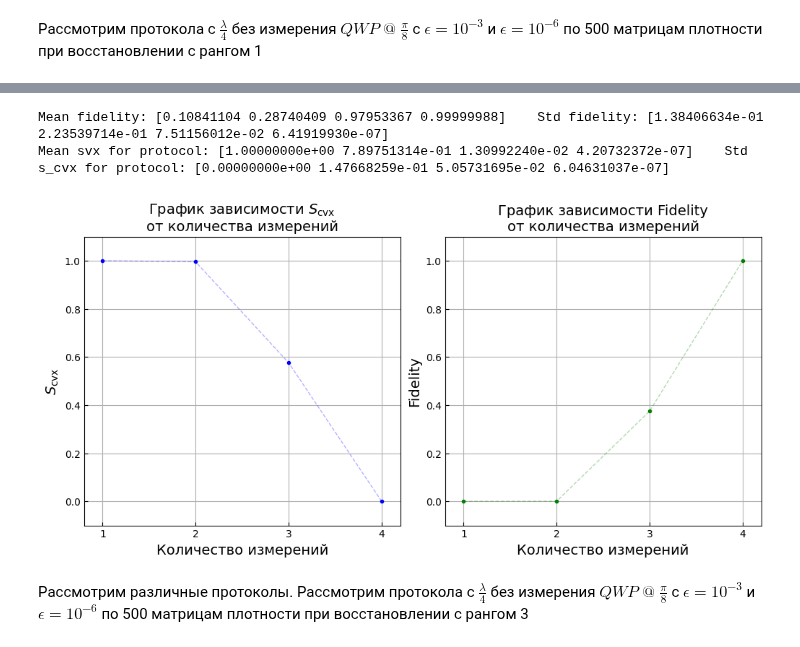
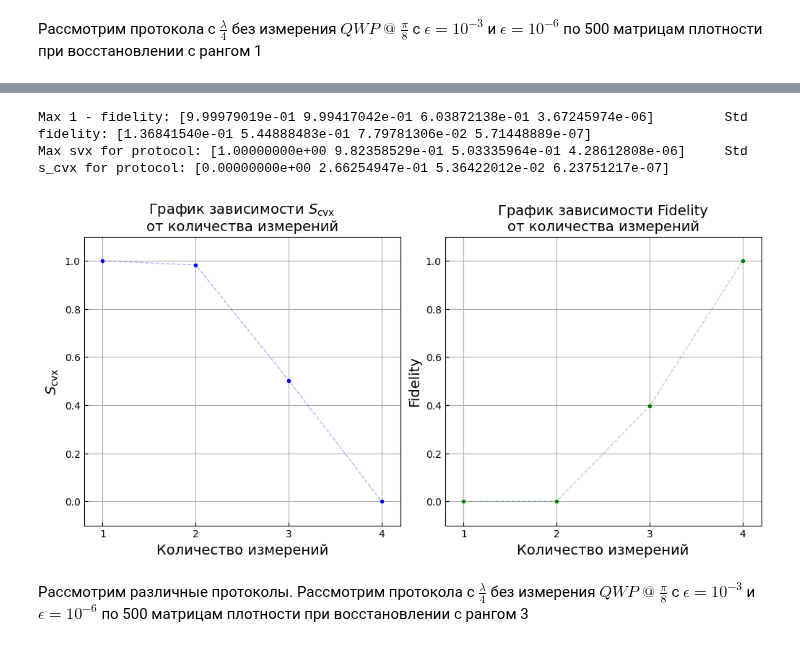
Before and after one commit to Denis-chupa/Quantum_tools, a Jupyter notebook: Tomography/src/research_data/different_protocol.ipynb, the cells around one changed output, grey strips where cells are left out. Cells and saved outputs as stored; diff of their text form; code cells hidden in the pictures.

```diff
--- a/Tomography/src/research_data/different_protocol.ipynb
+++ b/Tomography/src/research_data/different_protocol.ipynb
@@ -149,7 +150,7 @@ tomography_1 = ACT(protocol, rank, 3)
 x = np.array([1, 2, 3, 4])
 svx_list = []
 fidelity_list = []
-N = 500
+N = 10
 
 for i in tqdm(range(N)):
     svx_list_one_measurement, fidelity_list_one_measurement, fidelity_x_min, fidelity_x_max,\
@@ -174,7 +175,7 @@ fidelity_std = np.std(np.array(fidelity_list),axis = 0)
 s_cvx_max = np.max(np.array(svx_list),axis = 0)
 fidelity_min = np.min((fidelity_list), axis = 0)
 
-print("Mean fidelity:", fidelity_mean , "\tStd fidelity:", fidelity_std)
+print("Max 1 - fidelity:", 1 - fidelity_min , "\tStd fidelity:", fidelity_std)
 print("Mean svx for protocol:", y,"\tStd s_cvx for protocol:", std)
 title = r"Для $\epsilon = 10^{-3}$" + "\n"
 pl_fid_s_cvx_distr(x, s_cvx_max, fidelity_min, np.array(svx_list)[:, -1], title)
@@ -193,7 +197,7 @@ plt.rcParams.update({
 })
 
 
-protocol = [Gl_4(3 * pi / 8), Gl_4(5 * pi / 8), Gl_4(7 * pi / 8), Gl_4(0)]
+protocol = [Gl_4(1 * pi / 8), Gl_4(5 * pi / 8), Gl_4(7 * pi / 8), Gl_4(0 * pi / 8)]
 rank = 1
 tomography_1 = ACT(protocol, rank, 3)
 
@@ -201,38 +205,38 @@ x = np.array([1, 2, 3, 4])
 svx_list = []
 fidelity_list = []
 N = 500
 
 for i in tqdm(range(N)):
     svx_list_one_measurement, fidelity_list_one_measurement, fidelity_x_min, fidelity_x_max,\
     x_min_list, x_max_list, state_ml = tomography_1.main(rank_psevdoin=rank, epsilon_ml=10*-11, epsilon_act=10**-6,\
                                                          max_iters_in_semidefinite_program=10**8)
     for ind_min in range(len(x_min_list)):
         x_min_list[ind_min] = np.array([[complex(item) for item in row] for row in x_min_list[ind_min]])
     for ind_max in range(len(x_max_list)):
         x_max_list[ind_max] = np.array([[complex(item) for item in row] for row in x_max_list[ind_max]])
 
     fidelity_list_xmax_xmin = [tomography_1.Fidelity(x_min_list[0], x_max_list[0]), tomography_1.Fidelity(x_min_list[1], x_max_list[1]),\
                                tomography_1.Fidelity(x_min_list[2], x_max_list[2]), tomography_1.Fidelity(x_min_list[3], x_max_list[3])]
     if svx_list_one_measurement is not np.inf :
         svx_list.append(svx_list_one_measurement)
         fidelity_list.append(np.abs(fidelity_list_xmax_xmin))
 
 y = np.mean(np.array(svx_list),axis = 0)
 std = np.std(np.array(svx_list),axis = 0)
 fidelity_mean = np.mean((fidelity_list), axis = 0)
 fidelity_std = np.std(np.array(fidelity_list),axis = 0)
 
 s_cvx_max = np.max(np.array(svx_list),axis = 0)
 fidelity_min = np.min((fidelity_list), axis = 0)
 
-print("Mean fidelity:", fidelity_mean , "\tStd fidelity:", fidelity_std)
-print("Mean svx for protocol:", y,"\tStd s_cvx for protocol:", std)
+print("Max 1 - fidelity:", 1 - fidelity_min , "\tStd fidelity:", fidelity_std)
+print("Max svx for protocol:", s_cvx_max,"\tStd s_cvx for protocol:", std)
 title = r"Для $\epsilon = 10^{-6}$" + "\n"
 pl_fid_s_cvx(x, s_cvx_max, fidelity_min)
 # %% [output]
-Mean fidelity: [0.10841104 0.28740409 0.97953367 0.99999988]    Std fidelity: [1.38406634e-01 2.23539714e-01 7.51156012e-02 6.41919930e-07]
-Mean svx for protocol: [1.00000000e+00 7.89751314e-01 1.30992240e-02 4.20732372e-07]    Std s_cvx for protocol: [0.00000000e+00 1.47668259e-01 5.05731695e-02 6.04631037e-07]
+Max 1 - fidelity: [9.99979019e-01 9.99417042e-01 6.03872138e-01 3.67245974e-06]         Std fidelity: [1.36841540e-01 5.44888483e-01 7.79781306e-02 5.71448889e-07]
+Max svx for protocol: [1.00000000e+00 9.82358529e-01 5.03335964e-01 4.28612808e-06]     Std s_cvx for protocol: [0.00000000e+00 2.66254947e-01 5.36422012e-02 6.23751217e-07]
-[figure, old version]
+[figure, new version]
 # %% [markdown]
 Рассмотрим различные протоколы. Рассмотрим протокола с $\frac{\lambda}{4}$ без измерения $QWP \; @ \; \frac{\pi}{8}$ с $\epsilon = 10^{-3}$ и $\epsilon = 10^{-6}$  по 500 матрицам плотности при восстановлении с рангом 3
 # %%
```
Also changed, not shown: parts of 8 cells of this notebook, 1 other file.
